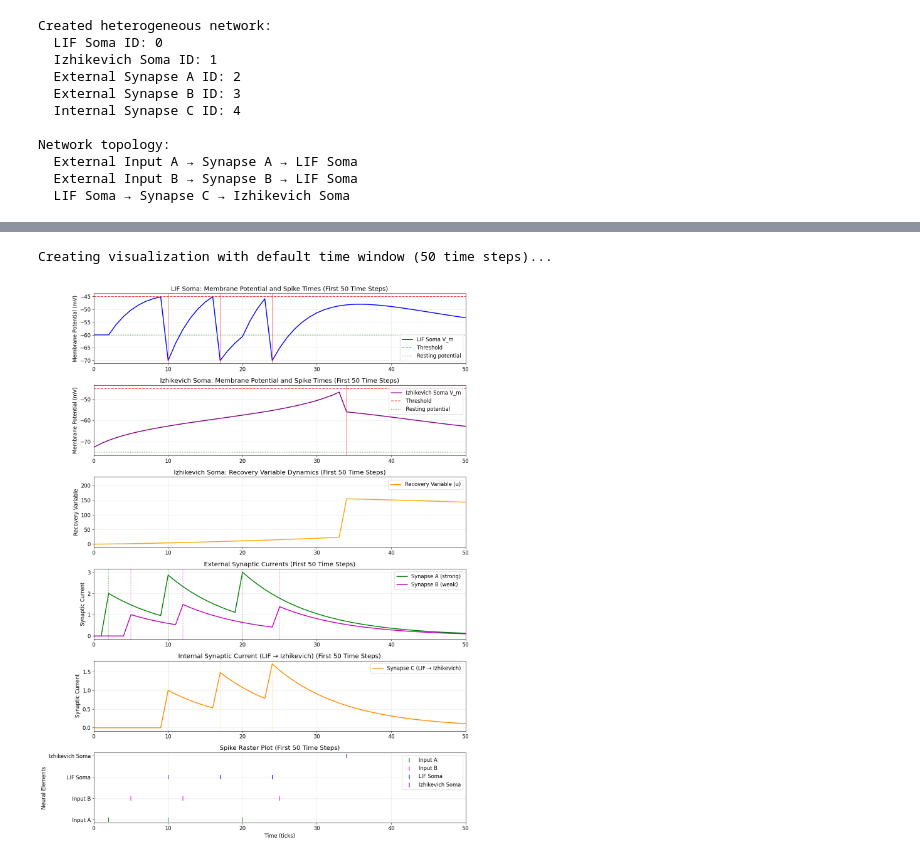
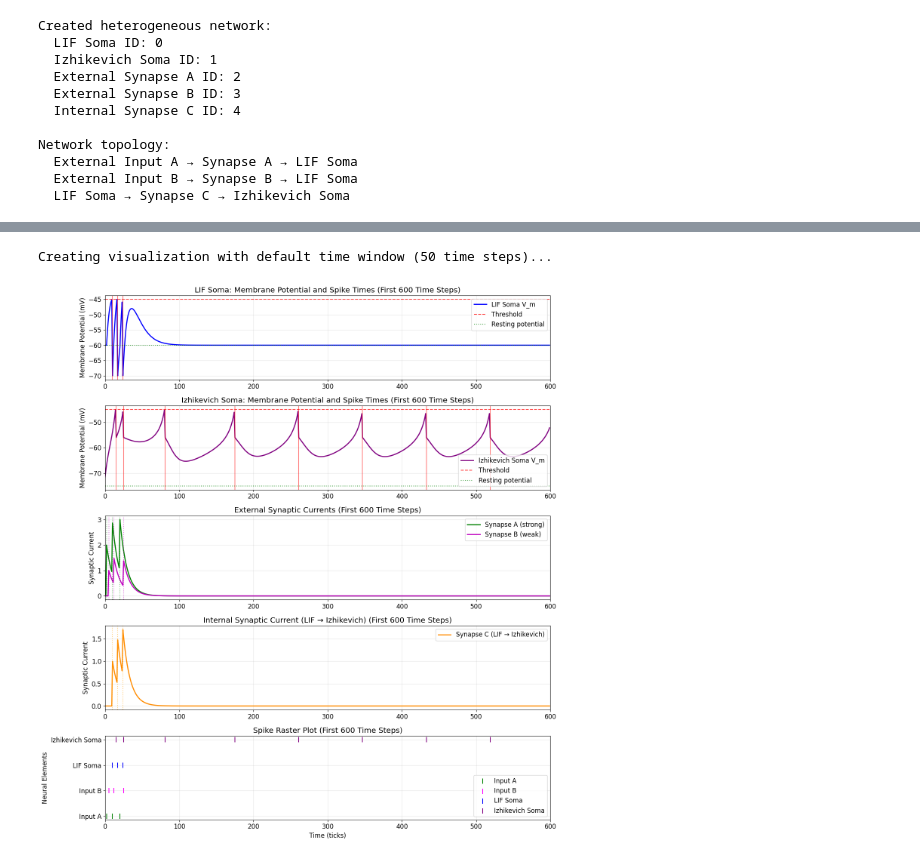
Before and after one commit to ORNL/superneuroabm, a Jupyter notebook: tutorials/00_simple_heterogenous_network.ipynb, the cells around one changed output, grey strips where cells are left out. Cells and saved outputs as stored; diff of their text form; code cells hidden in the pictures.

```diff
--- a/tutorials/00_simple_heterogenous_network.ipynb
+++ b/tutorials/00_simple_heterogenous_network.ipynb
@@ -370,8 +329,8 @@ def create_heterogeneous_network():
     model.register_global_property("dt", 1e-3)  # Time step (1 ms)
     model.register_global_property("I_bias", 0)  # No bias current
 
-    # Create LIF neuron parameters
-    lif_soma_parameters = create_lif_parameters()
+    # Use LIF neuron parameters from global variables
+    lif_soma_parameters = lif_params
 
     # Set initial internal state for LIF neuron
     v_lif = -60  # Initial membrane voltage (resting potential)
@@ -387,8 +346,8 @@ def create_heterogeneous_network():
         default_internal_state=lif_internal_state,
     )
 
-    # Create Izhikevich neuron parameters
-    izh_soma_parameters = create_izh_parameters()
+    # Use Izhikevich neuron parameters from global variables
+    izh_soma_parameters = izh_params
 
     # Set initial internal state for Izhikevich neuron
     v_izh = -75  # Initial membrane voltage (resting potential)
@@ -402,13 +361,13 @@ def create_heterogeneous_network():
         default_internal_state=izh_internal_state,
     )
 
-    # Create synaptic parameters (updated from test)
+    # Use synaptic parameters from global variables
     # Synapse A: stronger weight
-    synapse_parameters_A = create_synapse_parameters(weight=2.0, delay=1.0, tau_fall=1e-2)
+    synapse_parameters_A = strong_synapse
     # Synapse B: weaker weight
-    synapse_parameters_B = create_synapse_parameters(weight=1.0, delay=1.0, tau_fall=1e-2)
+    synapse_parameters_B = weak_synapse
     # Synapse C: internal connection
-    synapse_parameters_C = create_synapse_parameters(weight=1.0, delay=1.0, tau_fall=1e-2)
+    synapse_parameters_C = internal_synapse
 
     # Initial synaptic current
     synapse_internal_state = [0.0]
@@ -663,8 +509,8 @@ def create_heterogeneous_visualization(results, time_window=50):
         results: Dictionary containing simulation results
         time_window: Number of time steps to display (default: 50)
     """
-    # Create figure with subplots
-    fig, axes = plt.subplots(6, 1, figsize=(14, 18))
+    # Create figure with subplots (reduced from 6 to 5 - removed recovery variable plot)
+    fig, axes = plt.subplots(5, 1, figsize=(14, 15))
 
     # Time vector
     time_ticks = np.arange(results['simulation_ticks'])
@@ -703,89 +549,80 @@ def create_heterogeneous_visualization(results, time_window=50):
     ax2.grid(True, alpha=0.3)
     ax2.set_xlim(0, time_window)
 
-    # Plot 3: Izhikevich Recovery Variable
+    # Plot 3: External synaptic currents A and B (was Plot 4, now Plot 3)
     ax3 = axes[2]
-    ax3.plot(time_ticks, results['izh_soma_states'][:, 1], 'orange', linewidth=2, label='Recovery Variable (u)')
-    ax3.set_ylabel('Recovery Variable')
-    ax3.set_title(f'Izhikevich Soma: Recovery Variable Dynamics (First {time_window} Time Steps)')
+    ax3.plot(time_ticks, results['synapse_A_states'][:, 0], 'g-', linewidth=2, label='Synapse A (strong)')
+    ax3.plot(time_ticks, results['synapse_B_states'][:, 0], 'm-', linewidth=2, label='Synapse B (weak)')
+
+    # Mark input spike times
+    for spike_time, _ in results['spikes_A']:
+        if spike_time <= time_window:  # Only show spikes within time window
+            ax3.axvline(x=spike_time, color='g', alpha=0.5, linestyle=':')
+    for spike_time, _ in results['spikes_B']:
+        if spike_time <= time_window:  # Only show spikes within time window
+            ax3.axvline(x=spike_time, color='m', alpha=0.5, linestyle=':')
+
+    ax3.set_ylabel('Synaptic Current')
+    ax3.set_title(f'External Synaptic Currents (First {time_window} Time Steps)')
     ax3.legend()
     ax3.grid(True, alpha=0.3)
     ax3.set_xlim(0, time_window)
 
-    # Plot 4: External synaptic currents A and B
+    # Plot 4: Internal synaptic current C (was Plot 5, now Plot 4)
     ax4 = axes[3]
-    ax4.plot(time_ticks, results['synapse_A_states'][:, 0], 'g-', linewidth=2, label='Synapse A (strong)')
-    ax4.plot(time_ticks, results['synapse_B_states'][:, 0], 'm-', linewidth=2, label='Synapse B (weak)')
+    ax4.plot(time_ticks, results['synapse_C_states'][:, 0], 'darkorange', linewidth=2, label='Synapse C (LIF → Izhikevich)')
 
-    # Mark input spike times
-    for spike_time, _ in results['spikes_A']:
+    # Mark LIF spike times (which drive synapse C)
+    for spike_time in results['lif_soma_spikes']:
         if spike_time <= time_window:  # Only show spikes within time window
-            ax4.axvline(x=spike_time, color='g', alpha=0.5, linestyle=':')
-    for spike_time, _ in results['spikes_B']:
-        if spike_time <= time_window:  # Only show spikes within time window
-            ax4.axvline(x=spike_time, color='m', alpha=0.5, linestyle=':')
+            ax4.axvline(x=spike_time, color='orange', alpha=0.5, linestyle=':')
 
     ax4.set_ylabel('Synaptic Current')
-    ax4.set_title(f'External Synaptic Currents (First {time_window} Time Steps)')
+    ax4.set_title(f'Internal Synaptic Current (LIF → Izhikevich) (First {time_window} Time Steps)')
     ax4.legend()
     ax4.grid(True, alpha=0.3)
     ax4.set_xlim(0, time_window)
 
-    # Plot 5: Internal synaptic current C
+    # Plot 5: Raster plot of all spikes (was Plot 6, now Plot 5)
     ax5 = axes[4]
-    ax5.plot(time_ticks, results['synapse_C_states'][:, 0], 'darkorange', linewidth=2, label='Synapse C (LIF → Izhikevich)')
-
-    # Mark LIF spike times (which drive synapse C)
-    for spike_time in results['lif_soma_spikes']:
-        if spike_time <= time_window:  # Only show spikes within time window
-            ax5.axvline(x=spike_time, color='orange', alpha=0.5, linestyle=':')
-
-    ax5.set_ylabel('Synaptic Current')
-    ax5.set_title(f'Internal Synaptic Current (LIF → Izhikevich) (First {time_window} Time Steps)')
-    ax5.legend()
-    ax5.grid(True, alpha=0.3)
-    ax5.set_xlim(0, time_window)
-
-    # Plot 6: Raster plot of all spikes
-    ax6 = axes[5]
 
     # Input spikes
     input_A_times = [spike[0] for spike in results['spikes_A']]
     input_B_times = [spike[0] for spike in results['spikes_B']]
 
-    ax6.scatter(input_A_times, [0] * len(input_A_times), c='green', s=100, marker='|', label='Input A')
-    ax6.scatter(input_B_times, [0.5] * len(input_B_times), c='magenta', s=100, marker='|', label='Input B')
+    ax5.scatter(input_A_times, [0] * len(input_A_times), c='green', s=100, marker='|', label='Input A')
+    ax5.scatter(input_B_times, [0.5] * len(input_B_times), c='magenta', s=100, marker='|', label='Input B')
 
     # Output spikes (limit to time window for visibility)
     lif_spikes_early = [s for s in results['lif_soma_spikes'] if s <= time_window]
     izh_spikes_early = [s for s in results['izh_soma_spikes'] if s <= time_window]
 
-    ax6.scatter(lif_spikes_early, [1] * len(lif_spikes_early), c='blue', s=100, marker='|', label='LIF Soma')
-    ax6.scatter(izh_spikes_early, [1.5] * len(izh_spikes_early), c='purple', s=100, marker='|', label='Izhikevich Soma')
+    ax5.scatter(lif_spikes_early, [1] * len(lif_spikes_early), c='blue', s=100, marker='|', label='LIF Soma')
+    ax5.scatter(izh_spikes_early, [1.5] * len(izh_spikes_early), c='purple', s=100, marker='|', label='Izhikevich Soma')
 
-    ax6.set_xlabel('Time (ticks)')
-    ax6.set_ylabel('Neural Elements')
-    ax6.set_title(f'Spike Raster Plot (First {time_window} Time Steps)')
-    ax6.set_yticks([0, 0.5, 1, 1.5])
-    ax6.set_yticklabels(['Input A', 'Input B', 'LIF Soma', 'Izhikevich Soma'])
-    ax6.legend()
-    ax6.grid(True, alpha=0.3)
-    ax6.set_xlim(0, time_window)
+    ax5.set_xlabel('Time (ticks)')
+    ax5.set_ylabel('Neural Elements')
+    ax5.set_title(f'Spike Raster Plot (First {time_window} Time Steps)')
+    ax5.set_yticks([0, 0.5, 1, 1.5])
+    ax5.set_yticklabels(['Input A', 'Input B', 'LIF Soma', 'Izhikevich Soma'])
+    ax5.legend()
+    ax5.grid(True, alpha=0.3)
+    ax5.set_xlim(0, time_window)
 
     plt.tight_layout()
     plt.show()
 
     return fig
 
 # Create comprehensive visualization with default time window
 print("Creating visualization with default time window (50 time steps)...")
-fig = create_heterogeneous_visualization(results, time_window=50)
+fig = create_heterogeneous_visualization(results, time_window=600)
 
 # # Example of how to use different time windows
 # print(f"\nYou can easily change the time window by calling:")
 # print(f"fig = create_heterogeneous_visualization(results, time_window=100)  # Show first 100 time steps")
 # print(f"fig = create_heterogeneous_visualization(results, time_window=25)   # Show first 25 time steps")
 # print(f"fig = create_heterogeneous_visualization(results, time_window=200)  # Show first 200 time steps")
 # %% [output]
 Creating visualization with default time window (50 time steps)...
-[figure, old version]
+[figure, new version]
```
Also changed, not shown: parts of 19 cells of this notebook.
